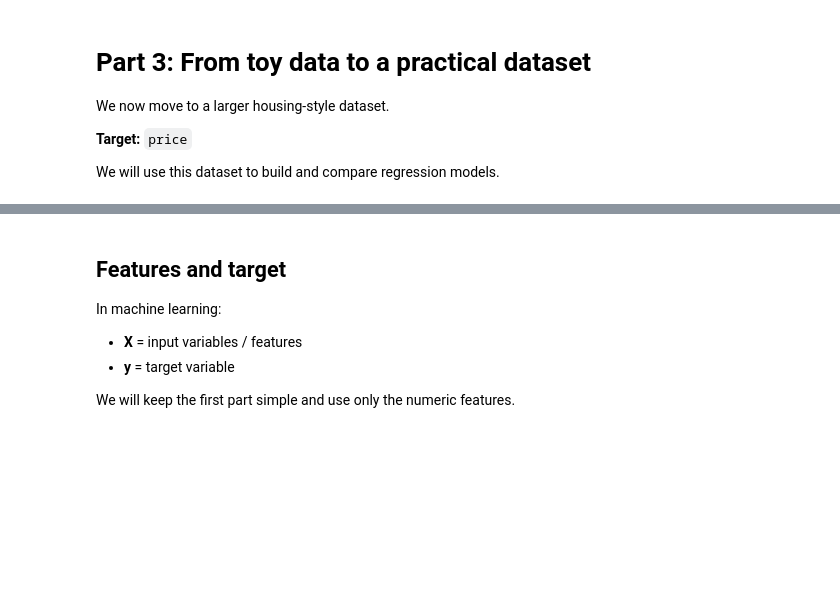
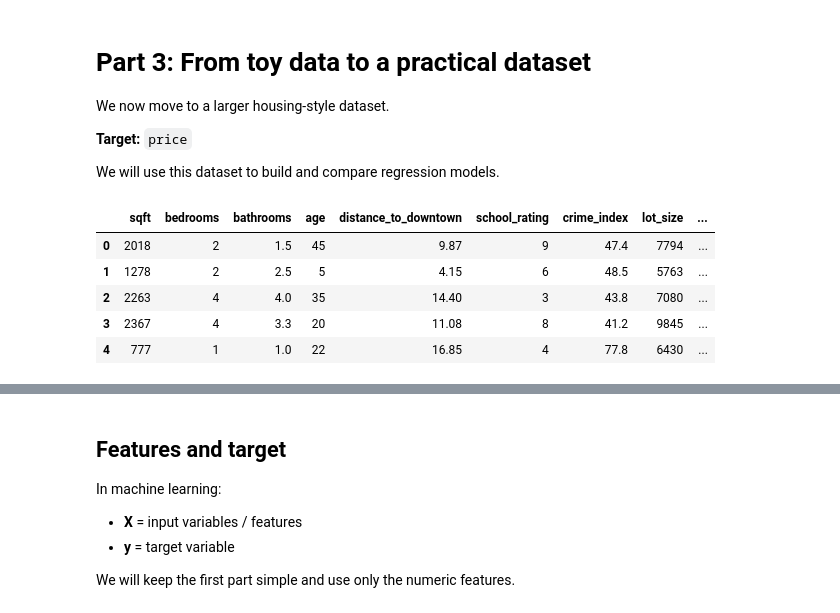
Before and after one commit to luhaibingster/data-science-python, a Jupyter notebook: week1/12_Machine_learning_2.ipynb, the cells around one changed output, grey strips where cells are left out. Cells and saved outputs as stored; diff of their text form; code cells hidden in the pictures; blank space fills up the shorter version.

```diff
--- a/week1/12_Machine_learning_2.ipynb
+++ b/week1/12_Machine_learning_2.ipynb
@@ -266,10 +218,17 @@ We will use this dataset to build and compare regression models.
 # %%
 
 # Load the dataset
-df = pd.read_csv("/mnt/data/housing_regression_practice.csv")
+df = pd.read_csv("housing_regression_practice.csv")
 
 # Show the first few rows
 df.head()
+# %% [output]
+|  | sqft | bedrooms | bathrooms | age | distance_to_downtown | school_rating | crime_index | lot_size | ... |
+| 0 | 2018 | 2 | 1.5 | 45 | 9.87 | 9 | 47.4 | 7794 | ... |
+| 1 | 1278 | 2 | 2.5 | 5 | 4.15 | 6 | 48.5 | 5763 | ... |
+| 2 | 2263 | 4 | 4.0 | 35 | 14.40 | 3 | 43.8 | 7080 | ... |
+| 3 | 2367 | 4 | 3.3 | 20 | 11.08 | 8 | 41.2 | 9845 | ... |
+| 4 | 777 | 1 | 1.0 | 22 | 16.85 | 4 | 77.8 | 6430 | ... |
 # %%
 
 # Dataset shape and data types
```
Also changed, not shown: parts of 42 cells of this notebook, 6 other files.
